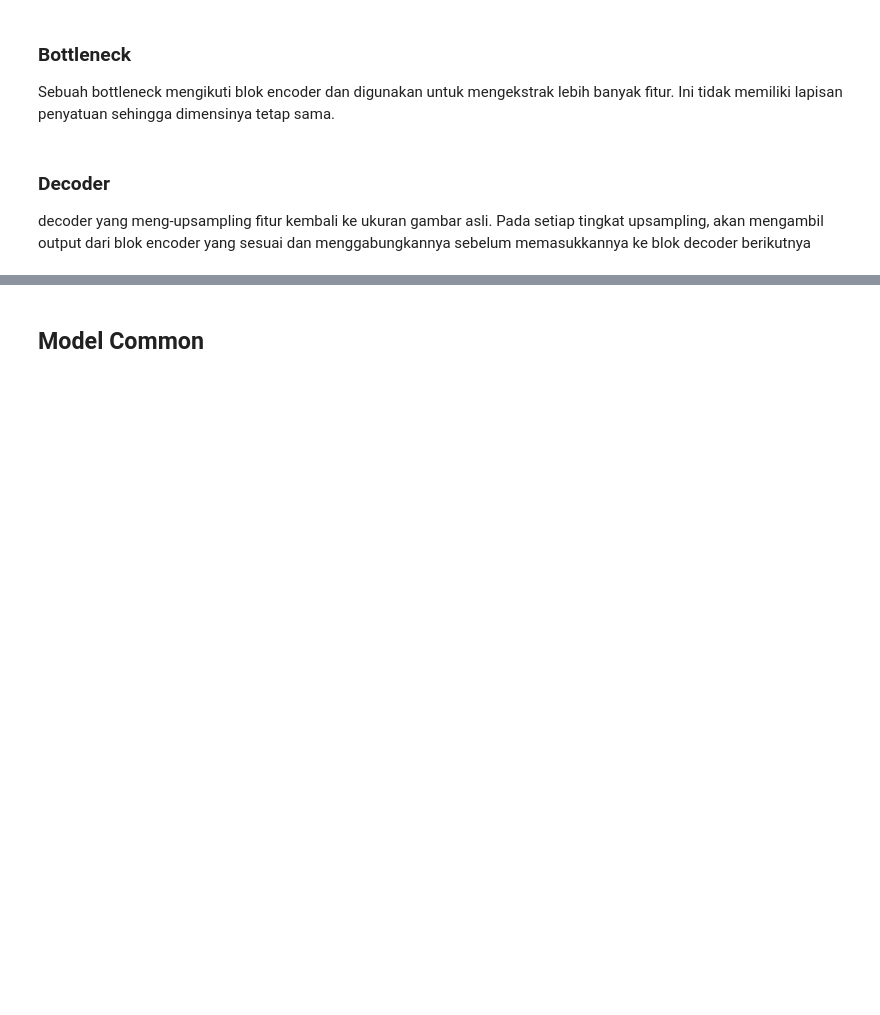
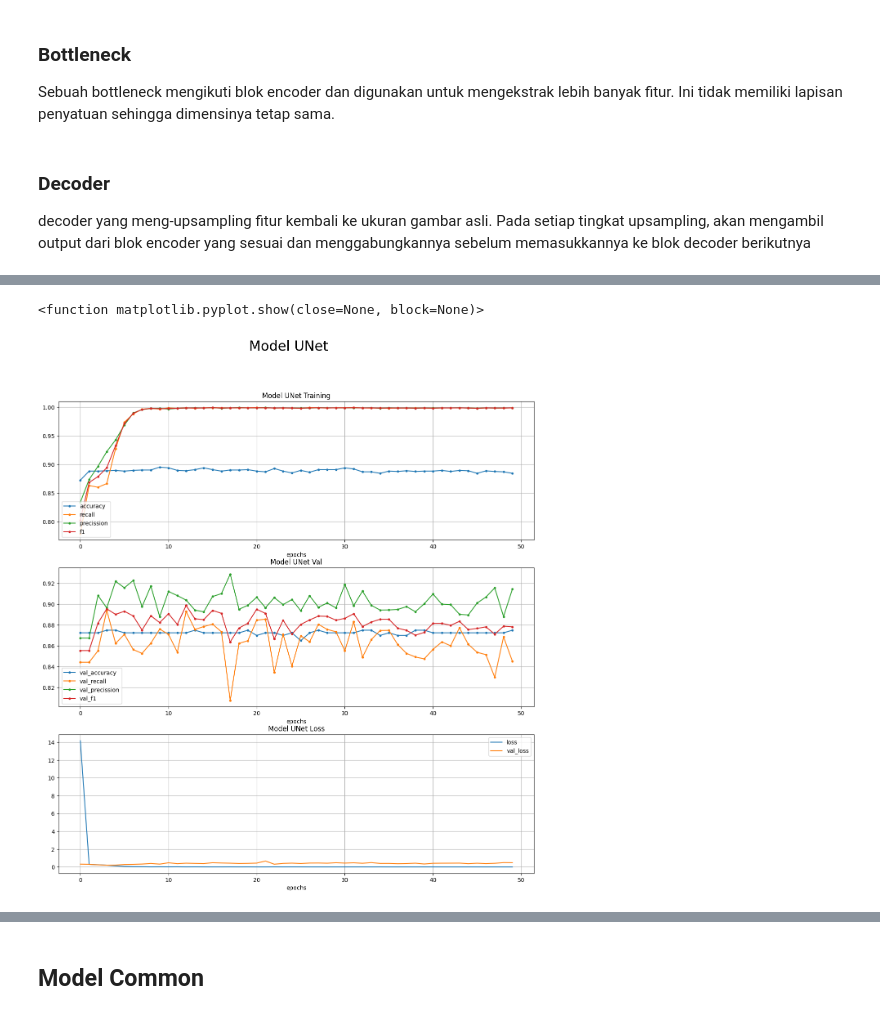
Before and after one commit to AcqmalFadhilla/Multilabel-Dataset-Tedong, a Jupyter notebook: multilabel.ipynb, the cells around one changed output, grey strips where cells are left out. Drawn from its saved outputs; the diff is of its cells as text; code cells hidden in the pictures; blank space fills up the shorter version.

```diff
--- a/multilabel.ipynb
+++ b/multilabel.ipynb
@@ -122,5 +128,5 @@ test
 # %%
-classes = ["Truk",	"Manusia",	"Hewan liar",	"Motor",	"Kerbau"]
+classes = ["Hewan liar", "Motor", "Kerbau", "Manusia", "Truk"]
 # %%
 train_datagen = tf.keras.preprocessing.image.ImageDataGenerator(rescale=1./255, validation_split=0.2)
 test_datagen = tf.keras.preprocessing.image.ImageDataGenerator(rescale=1./255)
@@ -193,33 +190,39 @@ class myCallback(tf.keras.callbacks.Callback):
 # Plot Model
 # %%
 def plot_model(model, name_model):
-        fig, (ax1, ax2) = plt.subplots(nrows=2,
+        fig, (ax1, ax2, ax3) = plt.subplots(nrows=3,
                                      ncols=1,
                                      figsize=(15, 15))
         ax1.plot(model.history["accuracy"], marker=".")
-        ax1.plot(model.history["recall_m"], marker=".")
-        ax1.plot(model.history["precission_m"], marker=".")
-        ax1.plot(model.history["f1_m"], marker=".")
+        ax1.plot(model.history["recall"], marker=".")
+        ax1.plot(model.history["precision"], marker=".")
+        ax1.plot(model.history["f1_score"], marker=".")
         ax1.set_xlabel("epochs")
         ax1.legend(["accuracy",
         "recall",
         "precission",
         "f1"], loc="lower left")
         ax1.grid(True)
-        ax1.set_title(name_model + ' training')
+        ax1.set_title(name_model + ' Training')
 
         ax2.plot(model.history["val_accuracy"], marker=".")
-        ax2.plot(model.history["val_recall_m"], marker=".")
-        ax2.plot(model.history["val_precission_m"], marker=".")
-        ax2.plot(model.history["val_f1_m"], marker=".")
+        ax2.plot(model.history["val_recall"], marker=".")
+        ax2.plot(model.history["val_precision"], marker=".")
+        ax2.plot(model.history["val_f1_score"], marker=".")
         ax2.set_xlabel("epochs")
         ax2.legend(["val_accuracy",
                 "val_recall",
                 "val_precission",
                 "val_f1"], loc="lower left")
         ax2.grid(True)
-        ax2.set_title(name_model + " val")
+        ax2.set_title(name_model + " Val")
 
+        ax3.plot(model.history["loss"])
+        ax3.plot(model.history["val_loss"])
+        ax3.set_xlabel("epochs")
+        ax3.legend(["loss", 'val_loss'])
+        ax3.grid(True)
+        ax3.set_title(name_model + " Loss")
         fig.suptitle(name_model, fontsize=24)
         return plt.show
 # %% [markdown]
@@ -374,0 +409,5 @@ model_uNet.evaluate(test_gen)
+# %%
+plot_model(history1, "Model UNet")
+# %% [output]
+<function matplotlib.pyplot.show(close=None, block=None)>
+[figure, added]
```
Also changed, not shown: parts of 28 cells of this notebook, 37 other files.
